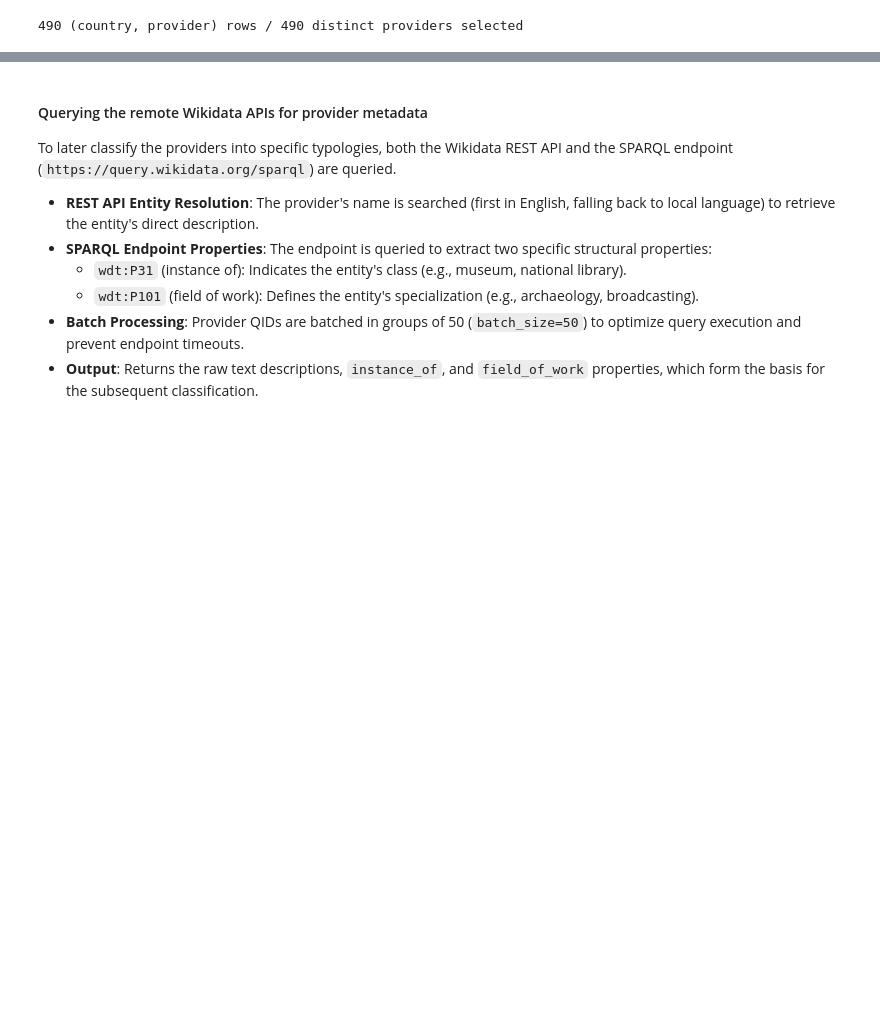
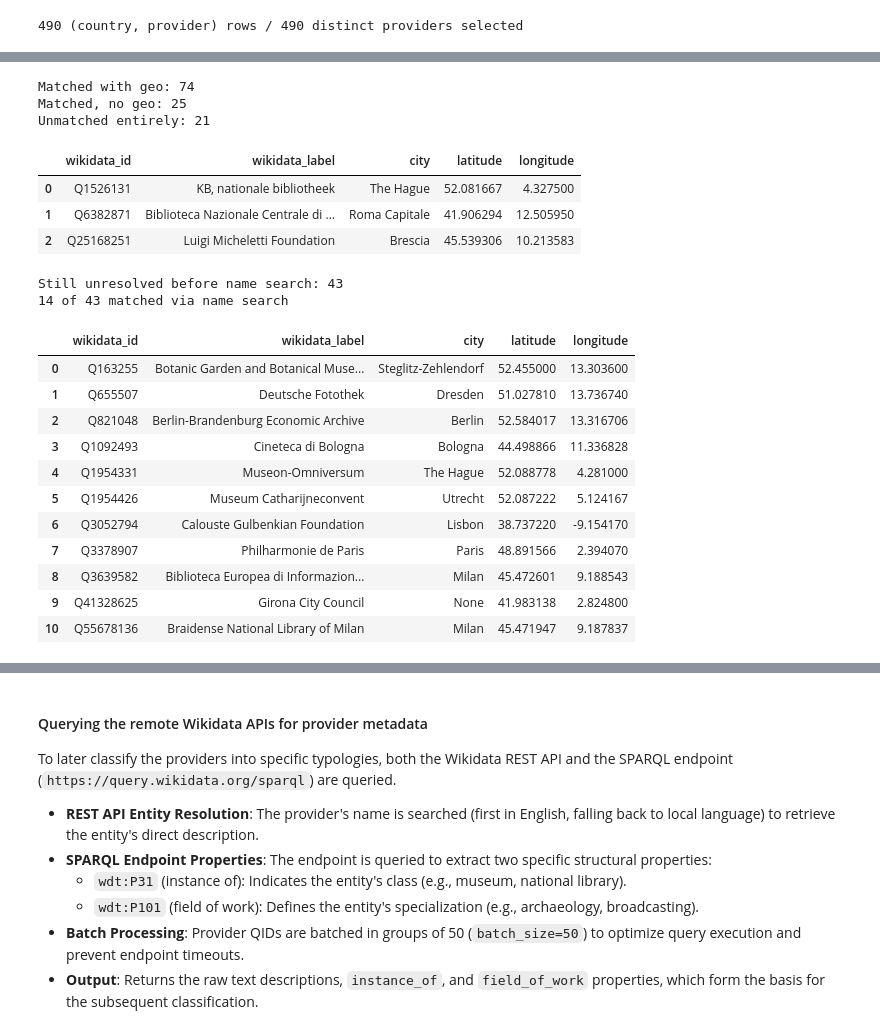
Before and after one commit to hexWitches/LODissea, a Jupyter notebook: notebook/LODissea_v1.ipynb, the cells around one changed output, grey strips where cells are left out. Cells and saved outputs as stored; diff of their text form; code cells hidden in the pictures; blank space fills up the shorter version.

```diff
--- a/notebook/LODissea_v1.ipynb
+++ b/notebook/LODissea_v1.ipynb
@@ -791,0 +974,11 @@ print(f"{len(top_providers_df)} (country, provider) rows / {len(distinct_provide
+# %%
+no_geo_but_matched = geo_df[(geo_df["matched"]) & (~geo_df["has_geo"].fillna(False))]
+unmatched = geo_df[~geo_df["matched"]]
+
+print(f"Matched with geo: {geo_df['has_geo'].sum()}")
+print(f"Matched, no geo: {len(no_geo_but_matched)}")
+print(f"Unmatched entirely: {len(unmatched)}")
+# %% [output]
+Matched with geo: 74
+Matched, no geo: 25
+Unmatched entirely: 21
@@ -791,0 +1076,47 @@ print(f"{len(top_providers_df)} (country, provider) rows / {len(distinct_provide
+# %%
+# STEP 2 — Wikidata fallback #1: use the Wikidata URI Europeana already cross-referenced
+fallback_qids_direct = no_geo_but_matched["wikidata_uri"].dropna().apply(extract_qid).tolist()
+fallback_coords_direct = fetch_coordinates(fallback_qids_direct)
+
+fallback_coords_direct
+# %% [output]
+|  | wikidata_id | wikidata_label | city | latitude | longitude |
+| 0 | Q1526131 | KB, nationale bibliotheek | The Hague | 52.081667 | 4.327500 |
+| 1 | Q6382871 | Biblioteca Nazionale Centrale di ... | Roma Capitale | 41.906294 | 12.505950 |
+| 2 | Q25168251 | Luigi Micheletti Foundation | Brescia | 45.539306 | 10.213583 |
+# %%
+# QIDs that successfully resolved to coordinates via the direct Wikidata link
+resolved_qids_step5 = set(fallback_coords_direct["wikidata_id"]) if len(fallback_coords_direct) else set()
+
+still_unresolved = pd.concat([
+    unmatched[["country", "provider", "count"]],
+    no_geo_but_matched[~no_geo_but_matched["wikidata_uri"].apply(
+        lambda u: pd.notna(u) and extract_qid(u) in resolved_qids_step5
+    )][["country", "provider", "count"]],
+], ignore_index=True)
+
+print(f"Still unresolved before name search: {len(still_unresolved)}")
+
+# STEP 3 - Wikidata Fallback #2: fuzzy name-based search against Wikidata for the remaining providers.
+matched_fallback_df = match_providers_to_wikidata(still_unresolved)
+print(matched_fallback_df["wikidata_id"].notna().sum(), "of", len(matched_fallback_df), "matched via name search")
+
+# Fetch coordinates
+fallback_qids_name = matched_fallback_df.loc[matched_fallback_df["wikidata_id"].notna(), "wikidata_id"].tolist()
+fallback_coords_name = fetch_coordinates(fallback_qids_name)
+fallback_coords_name
+# %% [output]
+Still unresolved before name search: 43
+14 of 43 matched via name search
+|  | wikidata_id | wikidata_label | city | latitude | longitude |
+| 0 | Q163255 | Botanic Garden and Botanical Muse... | Steglitz-Zehlendorf | 52.455000 | 13.303600 |
+| 1 | Q655507 | Deutsche Fotothek | Dresden | 51.027810 | 13.736740 |
+| 2 | Q821048 | Berlin-Brandenburg Economic Archive | Berlin | 52.584017 | 13.316706 |
+| 3 | Q1092493 | Cineteca di Bologna | Bologna | 44.498866 | 11.336828 |
+| 4 | Q1954331 | Museon-Omniversum | The Hague | 52.088778 | 4.281000 |
+| 5 | Q1954426 | Museum Catharijneconvent | Utrecht | 52.087222 | 5.124167 |
+| 6 | Q3052794 | Calouste Gulbenkian Foundation | Lisbon | 38.737220 | -9.154170 |
+| 7 | Q3378907 | Philharmonie de Paris | Paris | 48.891566 | 2.394070 |
+| 8 | Q3639582 | Biblioteca Europea di Informazion... | Milan | 45.472601 | 9.188543 |
+| 9 | Q41328625 | Girona City Council | None | 41.983138 | 2.824800 |
+| 10 | Q55678136 | Braidense National Library of Milan | Milan | 45.471947 | 9.187837 |
```
Also changed, not shown: parts of 16 cells of this notebook, 6 other files.
